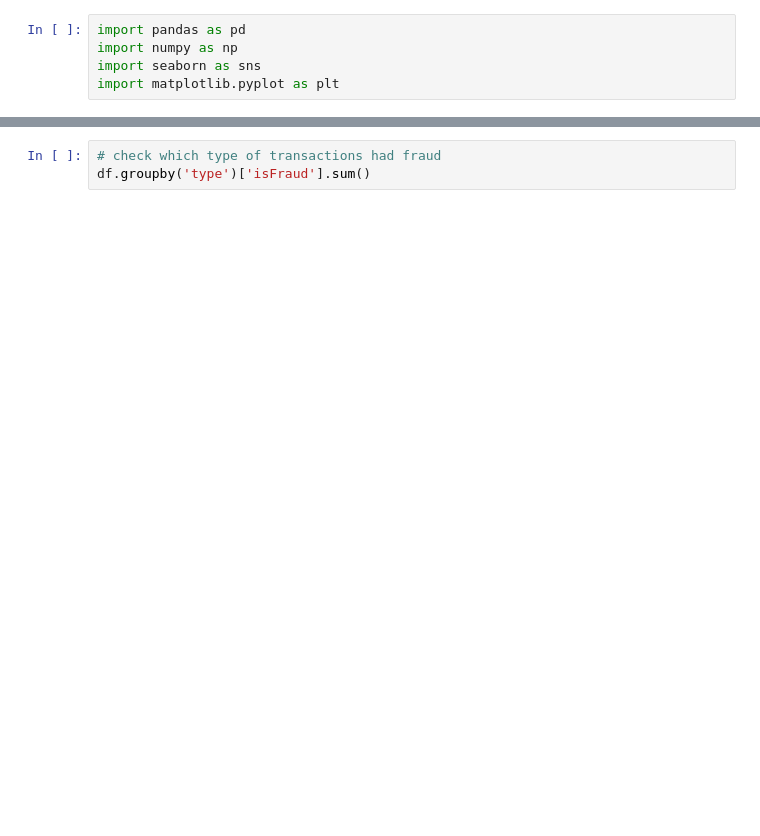
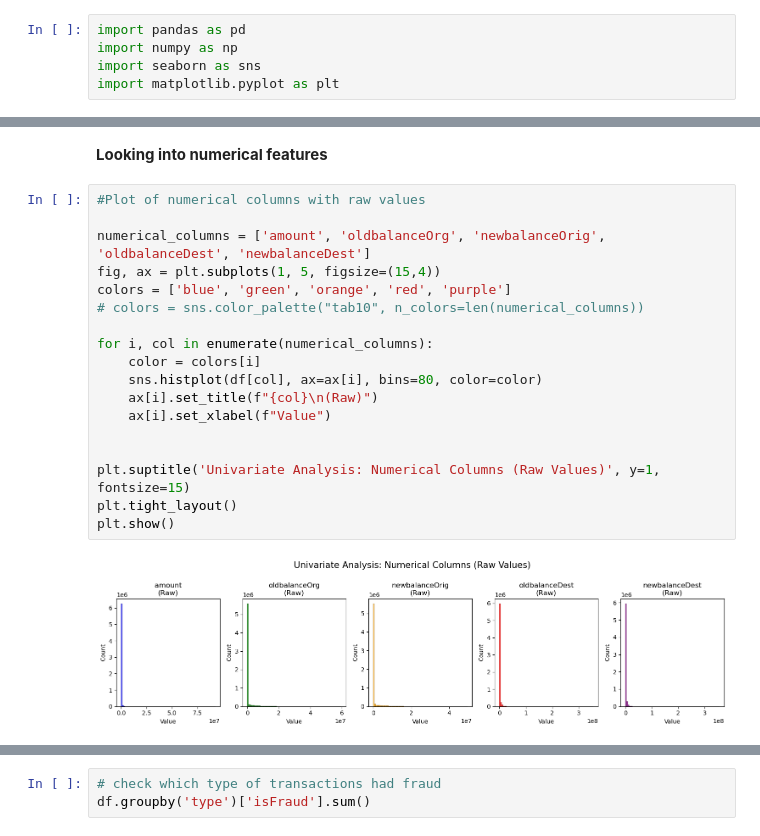
Before and after one commit to ach0309/Fraud_Detection_Project, a Jupyter notebook: code/explore.ipynb, the cells around one changed output, grey strips where cells are left out. Saved outputs shown, nothing was run; the diff lists cells and outputs as text; blank space fills up the shorter version.

```diff
--- a/code/explore.ipynb
+++ b/code/explore.ipynb
@@ -34,0 +150,22 @@ plt.show()
+# %% [markdown]
+**Looking into numerical features**
+# %%
+#Plot of numerical columns with raw values
+
+numerical_columns = ['amount', 'oldbalanceOrg', 'newbalanceOrig', 'oldbalanceDest', 'newbalanceDest']
+fig, ax = plt.subplots(1, 5, figsize=(15,4))
+colors = ['blue', 'green', 'orange', 'red', 'purple']
+# colors = sns.color_palette("tab10", n_colors=len(numerical_columns))
+
+for i, col in enumerate(numerical_columns):
+    color = colors[i]
+    sns.histplot(df[col], ax=ax[i], bins=80, color=color)
+    ax[i].set_title(f"{col}\n(Raw)")
+    ax[i].set_xlabel(f"Value")
+
+
+plt.suptitle('Univariate Analysis: Numerical Columns (Raw Values)', y=1, fontsize=15)
+plt.tight_layout()
+plt.show()
+# %% [output]
+[figure, added]
```
Also changed, not shown: parts of 30 cells of this notebook, 1 other file.
